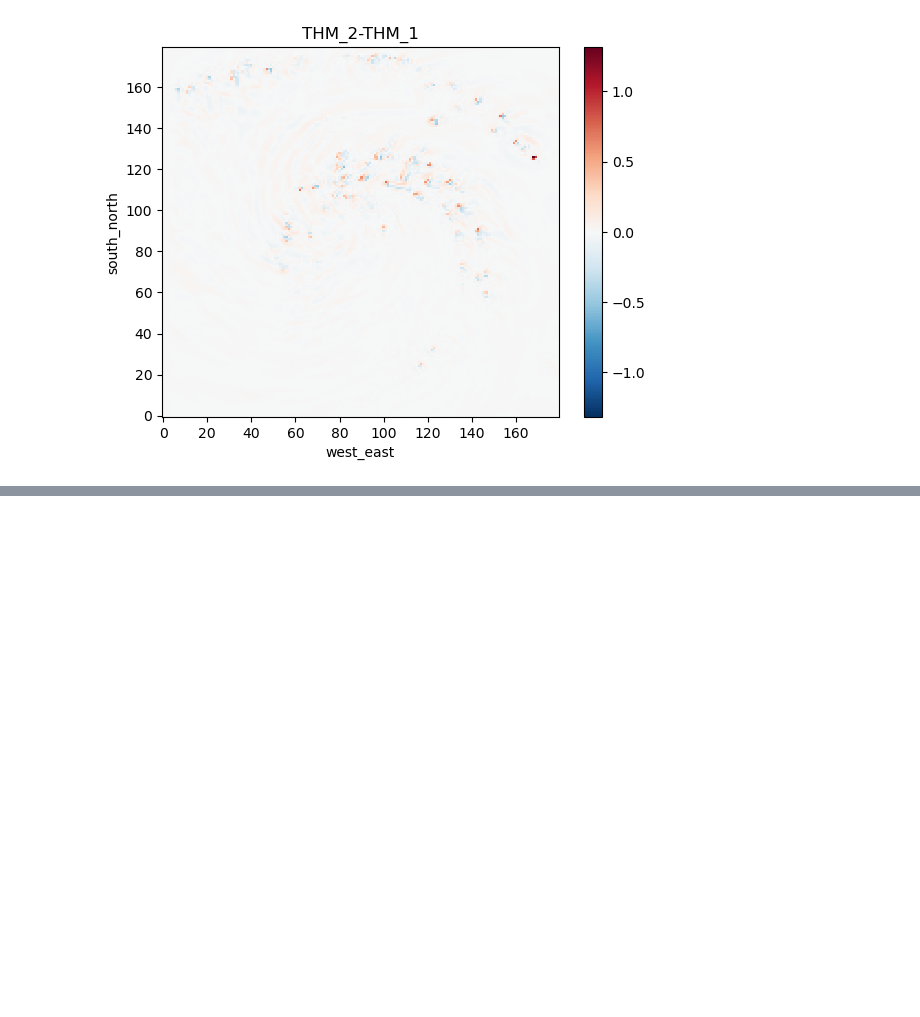
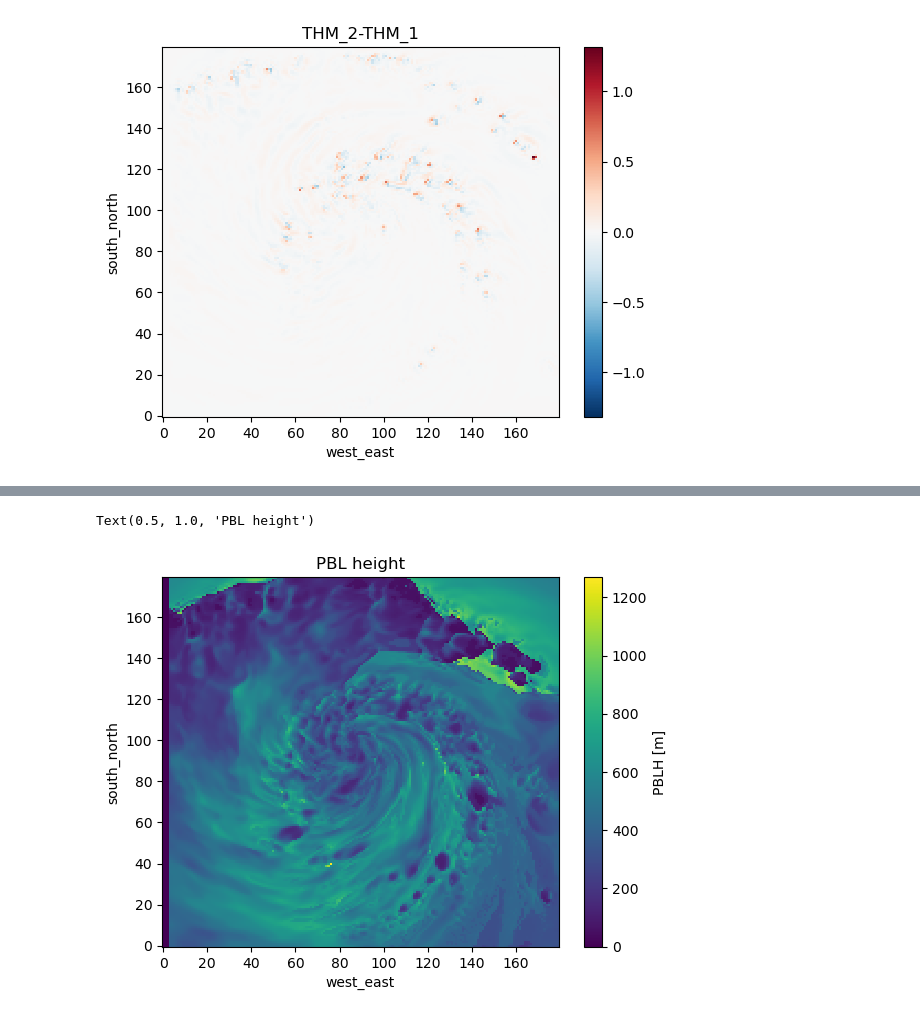
Before and after one commit to snigsam/VaporLakes, a Jupyter notebook: WRF_moisture_surgery.ipynb, the cells around one changed output, grey strips where cells are left out. Drawn from its saved outputs; the diff is of its cells as text; code cells hidden in the pictures; blank space fills up the shorter version.

```diff
--- a/WRF_moisture_surgery.ipynb
+++ b/WRF_moisture_surgery.ipynb
@@ -123,0 +170,5 @@ Text(0.5, 1.0, 'THM_2-THM_1')
+# %%
+ds2.PBLH.plot(); plt.title('PBL height')
+# %% [output]
+Text(0.5, 1.0, 'PBL height')
+[figure, added]
```
Also changed, not shown: parts of 6 cells of this notebook, 1 other file.
